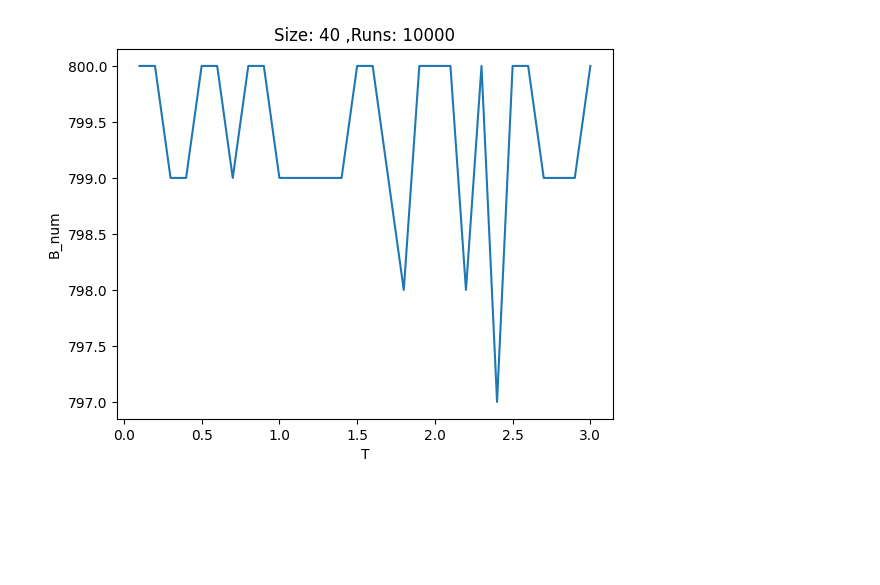
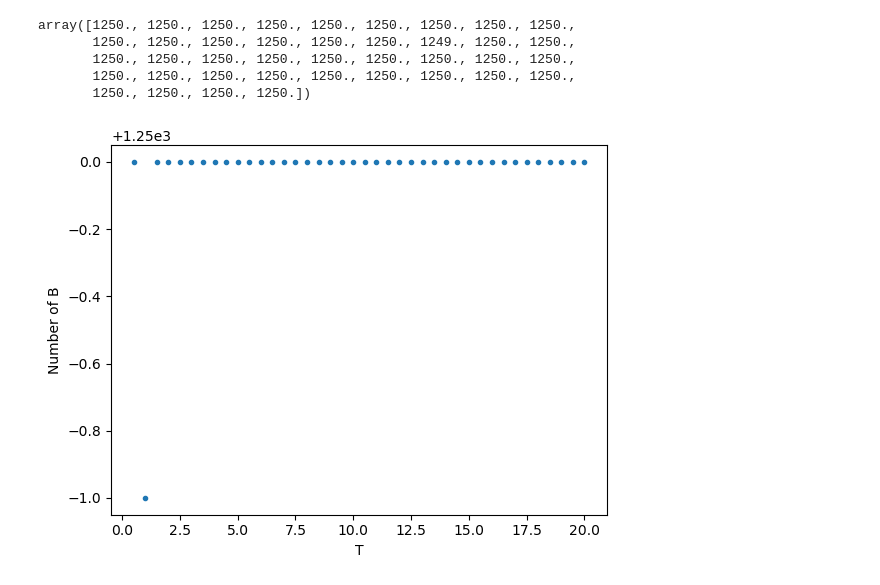
Before and after one commit to anahelena00/Tcell, a Jupyter notebook: InfectiousMonteCarlo.ipynb, the cells around one changed output. Drawn from its saved outputs; the diff is of its cells as text; code cells hidden in the pictures; blank space fills up the shorter version.

```diff
--- a/InfectiousMonteCarlo.ipynb
+++ b/InfectiousMonteCarlo.ipynb
@@ -276,12 +297,13 @@ def monte_carlo(Temp, eps, lattice_length, T_num_in, B_num_in, num_runs, num_lat
 
 num_runs = 10_000
 #Temp = 0.2
-T = np.arange(3,0.01,-0.1)
+T = np.arange(20,0.01,-0.5)
 #T = np.arange(.1,.01,-0.1) ##Test
-size = 40
+size = 50
 
 T_num_in = int(size**2/2)    # number of initial T-cells
 B_num_in = 1
+muT, muB = 1, 2
 
 BB_int = 1      # interaction energy between bacterias
 TT_int = -1      # interaction energy between T-cells
@@ -292,17 +314,24 @@ interaction_matrix = np.array([
     [0, BT_int, BB_int]
 ])
 
-lattice, E_history, B_num, pos2t = monte_carlo(T, interaction_matrix, size, T_num_in, B_num_in, num_runs, num_lattices_to_store=None)
-#print(len(pos2t[0]))
-
-plt.figure()
-plt.plot(T,B_num)
-plt.xlabel('T')
-plt.ylabel('B_num')
-plt.title(f'Size: {size} ,Runs: {num_runs}')
-plt.show()
+lattice, E_history, B_num, pos2t, run_name = monte_carlo(T, interaction_matrix, size, T_num_in, B_num_in, muT, muB, num_runs, num_lattices_to_store=None)
+#print(pos2t)
-# %% [output]
-[figure, removed]
+# %%
+B_num
+# %% [output]
+array([1250., 1250., 1250., 1250., 1250., 1250., 1250., 1250., 1250.,
+       1250., 1250., 1250., 1250., 1250., 1250., 1249., 1250., 1250.,
+       1250., 1250., 1250., 1250., 1250., 1250., 1250., 1250., 1250.,
+       1250., 1250., 1250., 1250., 1250., 1250., 1250., 1250., 1250.,
+       1250., 1250., 1250., 1250.])
+# %%
+plt.figure()
+plt.plot(T,B_num,'.')
+plt.xlabel('T')
+plt.ylabel('Number of B')
+plt.show()
+# %% [output]
+[figure, added]
 # %%
 def mean_energy(T, E_history, ind_equilibrium):
 
```
Also changed, not shown: parts of 12 cells of this notebook.
